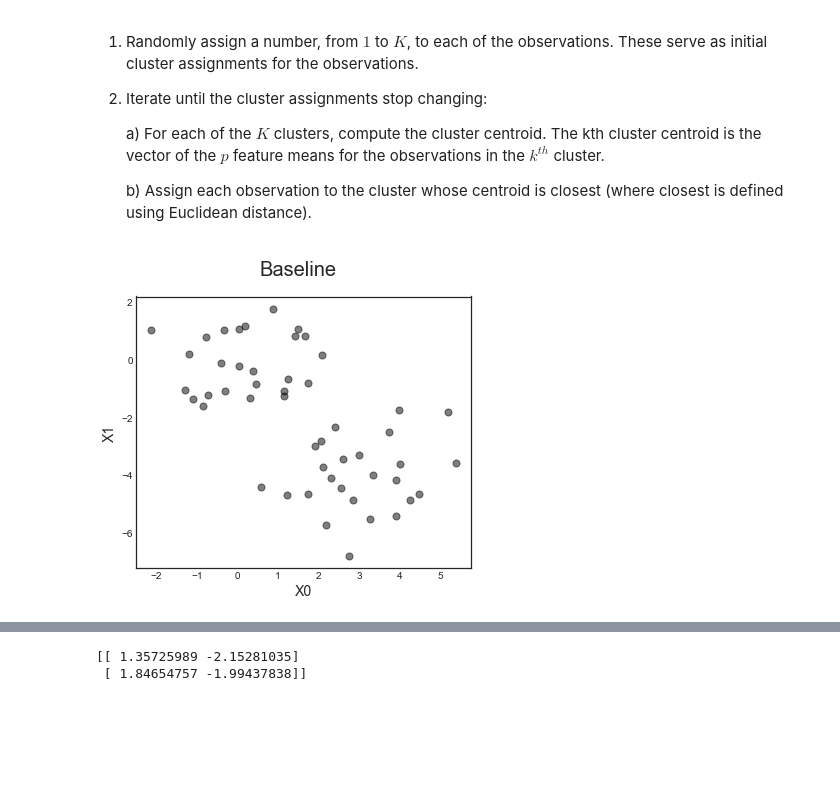
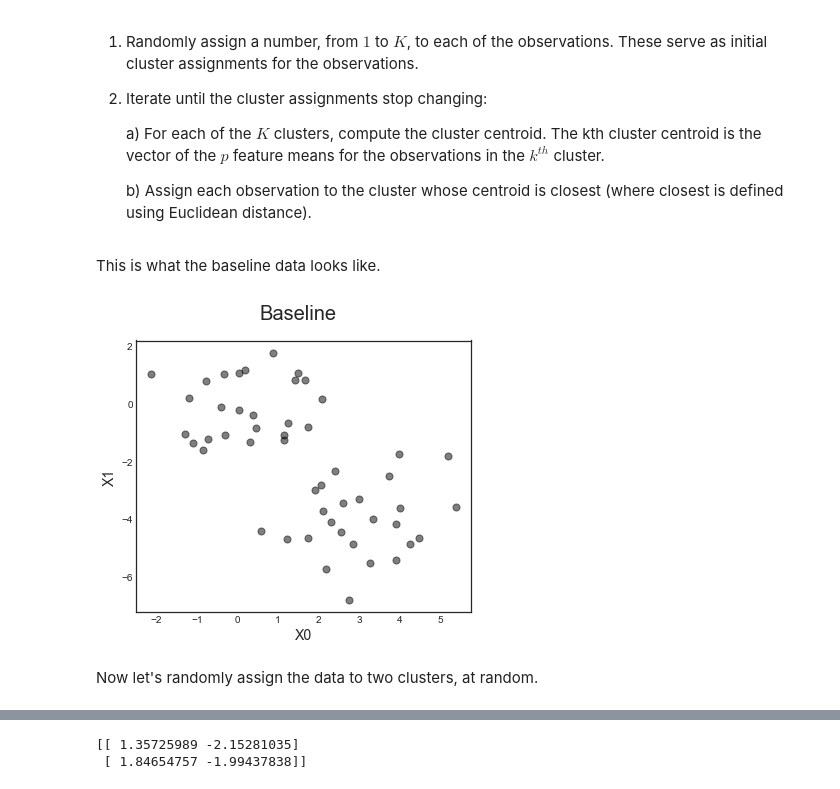
Before and after one commit to matteocourthoud/Machine-Learning-for-Economic-Analysis, a Jupyter notebook: notebooks/10-unsupervised.ipynb, the cells around one changed output, grey strips where cells are left out. Drawn from its saved outputs; the diff is of its cells as text; code cells hidden in the pictures; blank space fills up the shorter version.

```diff
--- a/notebooks/10-unsupervised.ipynb
+++ b/notebooks/10-unsupervised.ipynb
@@ -376,15 +418,25 @@ np.random.seed(123)
 X = np.random.randn(50,2)
 X[0:25, 0] = X[0:25, 0] + 3
 X[0:25, 1] = X[0:25, 1] - 4
+# %% [markdown]
+This is what the baseline data looks like.
 # %%
-fig, ax = plt.subplots(figsize=(6, 5))
-fig.suptitle("Baseline")
+# Figure new 1
+def make_new_figure_1():
 
-# Plot
-ax.scatter(X[:,0], X[:,1], s=50, alpha=0.5, c='k')
-ax.set_xlabel('X0'); ax.set_ylabel('X1');
+    # Init
+    fig, ax = plt.subplots(figsize=(6, 5))
+    fig.suptitle("Baseline")
+
+    # Plot
+    ax.scatter(X[:,0], X[:,1], s=50, alpha=0.5, c='k')
+    ax.set_xlabel('X0'); ax.set_ylabel('X1');
-# %% [output]
-[figure, removed]
+# %%
+make_new_figure_1()
+# %% [output]
+[figure, added]
+# %% [markdown]
+Now let's randomly assign the data to two clusters, at random.
 # %%
 np.random.seed(1)
 
```
Also changed, not shown: parts of 53 cells of this notebook, 5 other files.
